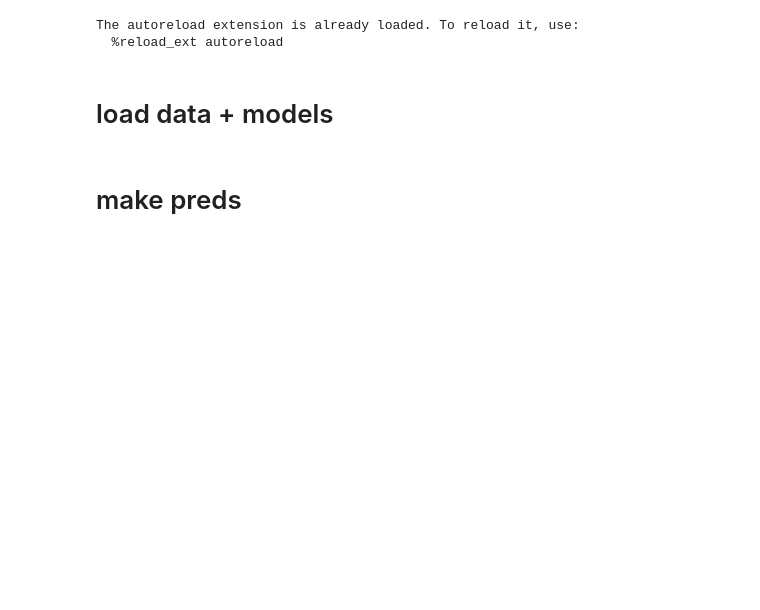
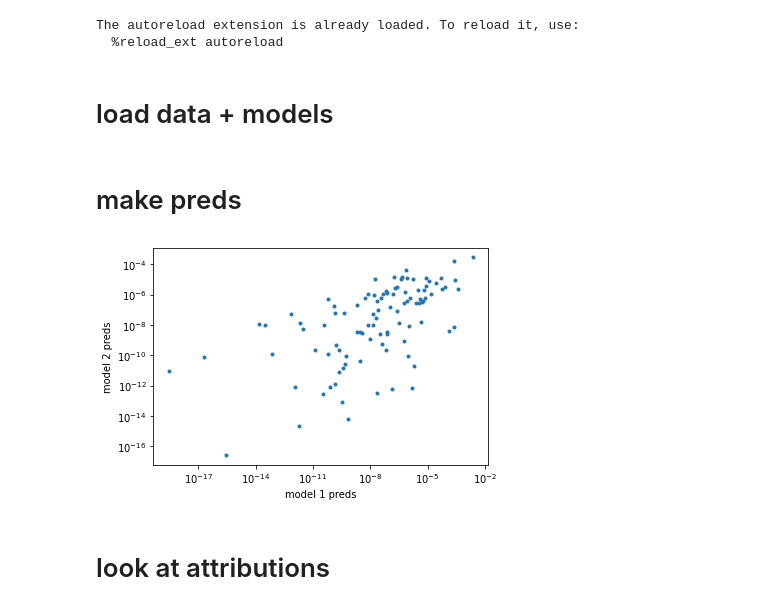
Before and after one commit to csinva/stable-interpretation, a Jupyter notebook: experiments/01_gradient_similarity.ipynb, the cells around one changed output. Cells and saved outputs as stored; diff of their text form; code cells hidden in the pictures; blank space fills up the shorter version.

```diff
--- a/experiments/01_gradient_similarity.ipynb
+++ b/experiments/01_gradient_similarity.ipynb
@@ -22,16 +23,19 @@ The autoreload extension is already loaded. To reload it, use:
   %reload_ext autoreload
 # %% [markdown]
 # load data + models
+# %%
+device = 'cuda'
+
+# load models
+pre = True
+m1 = models.alexnet(pretrained=pre).eval().to(device)
+m2 = models.vgg11(pretrained=pre).eval().to(device)
+m3 = models.resnet18(pretrained=pre).eval().to(device)
+m4 = models.densenet121(pretrained=pre).eval().to(device)
 # %%
-device = 'cuda'
-
-# load models
-m1 = models.alexnet(pretrained=True).eval().to(device)
-m2 = models.resnet18(pretrained=True).eval().to(device)
-
 # load data
 dset_name = 'val/val' # train or val/val
-dset_val = dset.ImageFolder(oj(DIR_IMAGENET_DIR, dset_name),
+dset_val = dset.ImageFolder(oj(DIR_IMAGENET_DATA, dset_name),
                             transforms.Compose([transforms.Resize(256),
                                                 transforms.CenterCrop(224),
                                                 transforms.ToTensor(),
@@ -40,16 +44,20 @@ dset_val = dset.ImageFolder(oj(DIR_IMAGENET_DIR, dset_name),
 # make preds
 # %%
 n = 100
-
-# get preds
 preds1 = np.zeros((n, 1000))
 preds2 = np.zeros((n, 1000))
 labs = np.zeros(n)
 for i in tqdm(range(n)):
     idx = np.random.randint(0, 50000)
     x = dset_val[idx][0].unsqueeze(0).to(device)
     labs[i] = dset_val[idx][1]
-    pred1 = m1(x).detach().cpu()
-    pred2 = m2(x).detach().cpu()
-    preds1[i] = pred1.flatten()
-    preds2[i] = pred2.flatten()
+    preds1[i] = m1(x).softmax(dim=1).detach().cpu().flatten()
+    preds2[i] = m2(x).softmax(dim=1).detach().cpu().flatten()
+plt.loglog(preds1[:, 0], preds2[:, 0], '.')
+plt.xlabel('model 1 preds')
+plt.ylabel('model 2 preds')
+plt.show()
+# %% [output]
+[figure, added]
+# %% [markdown]
+# look at attributions
```
Also changed, not shown: parts of 3 cells of this notebook, 9 other files.
